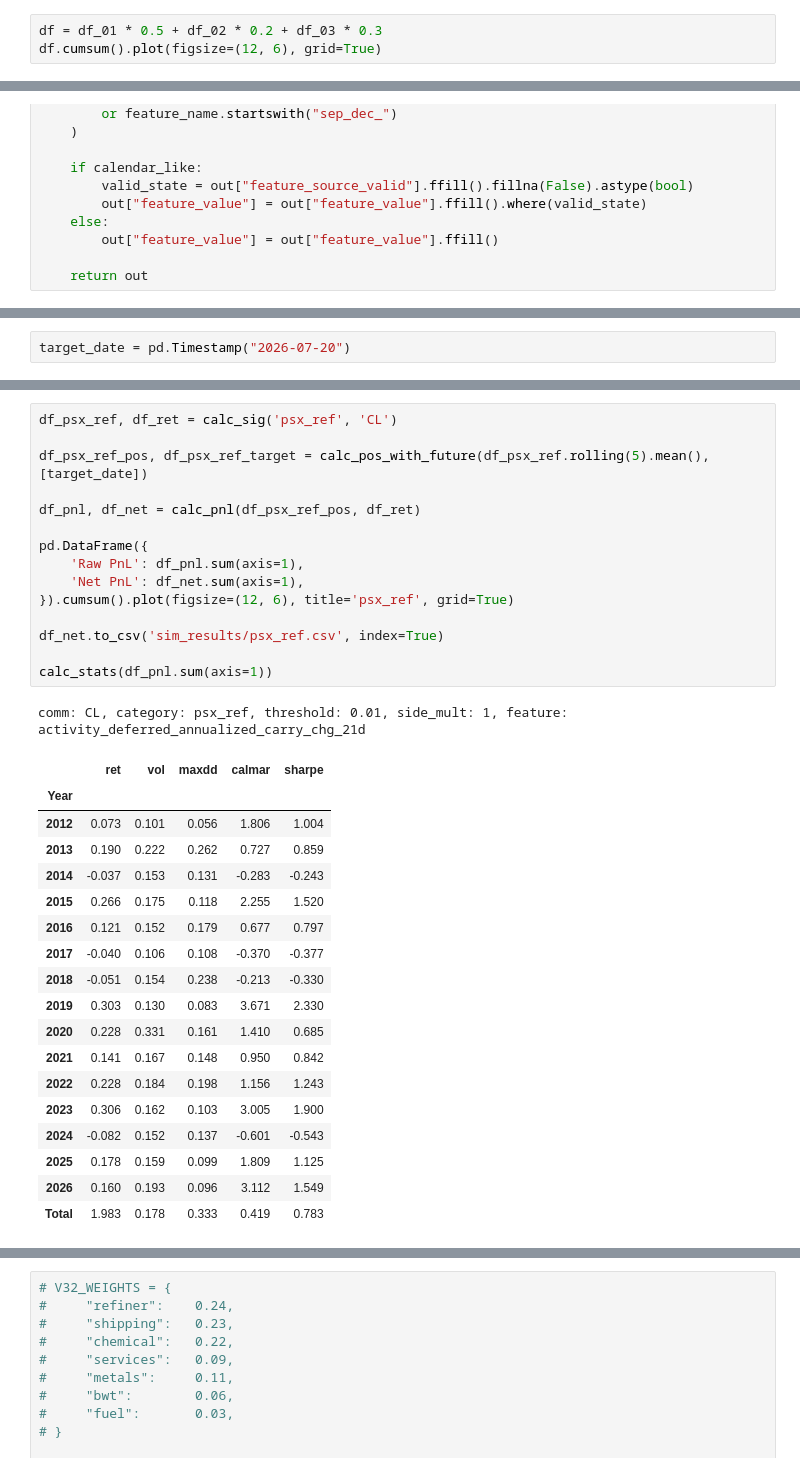
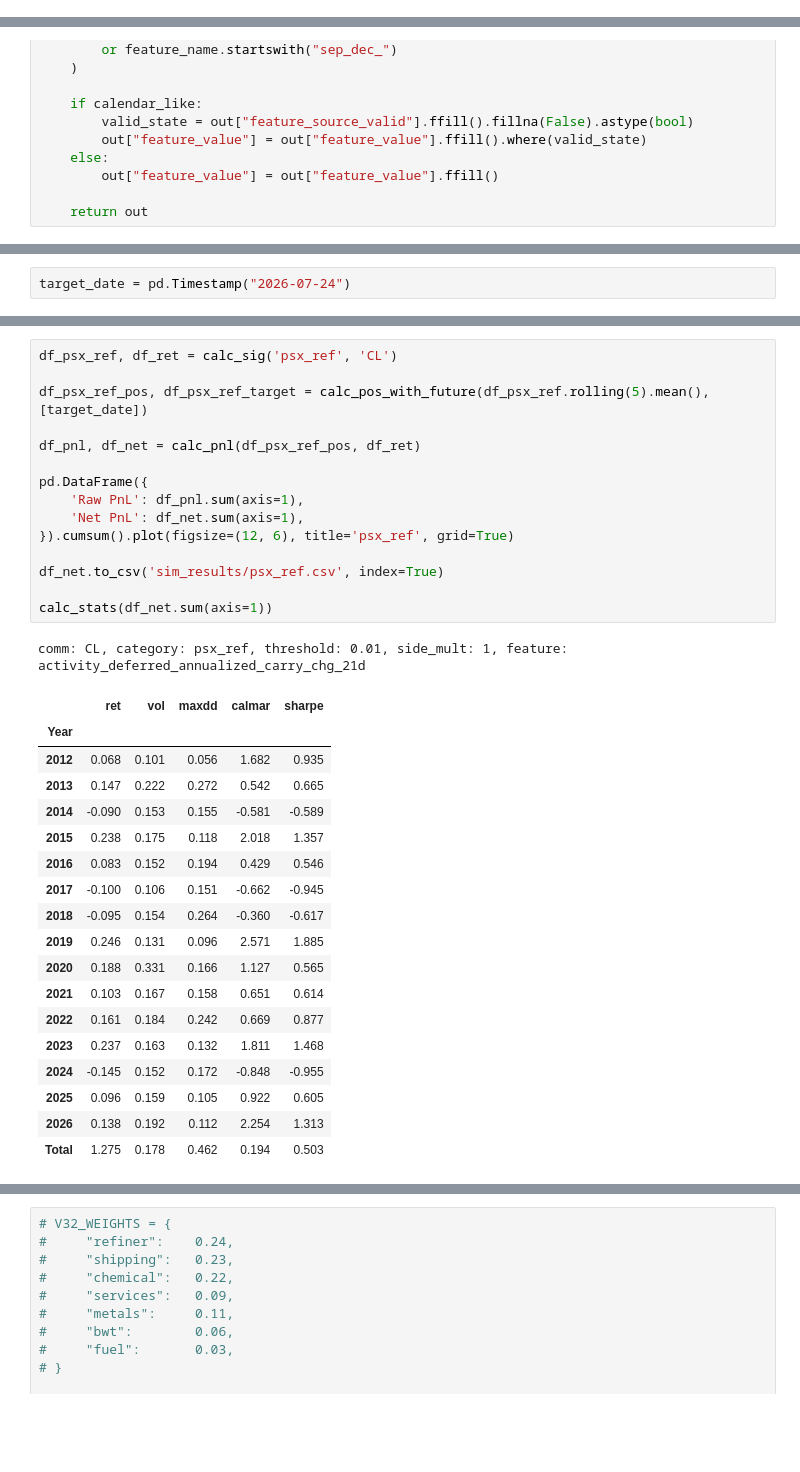
Before and after one commit to chenxu0602/comm-ls, a Jupyter notebook: notebooks/backtest_cl.ipynb, the cells around one changed output, grey strips where cells are left out. Saved outputs shown, nothing was run; the diff lists cells and outputs as text; blank space fills up the shorter version.

```diff
--- a/notebooks/backtest_cl.ipynb
+++ b/notebooks/backtest_cl.ipynb
@@ -269,3 +351,0 @@ df_03 = df_tot.copy()
-# %%
-df = df_01 * 0.5 + df_02 * 0.2 + df_03 * 0.3
-df.cumsum().plot(figsize=(12, 6), grid=True)
@@ -622,4 +834,4 @@ def calc_stats(ds: pd.Series) -> pd.DataFrame:
         'sharpe': sharpes,
     }).set_index('Year').round(3)
 # %%
-target_date = pd.Timestamp("2026-07-20")
+target_date = pd.Timestamp("2026-07-24")
@@ -626,38 +999,38 @@ target_date = pd.Timestamp("2026-07-20")
 # %%
 df_psx_ref, df_ret = calc_sig('psx_ref', 'CL')
 
 df_psx_ref_pos, df_psx_ref_target = calc_pos_with_future(df_psx_ref.rolling(5).mean(), [target_date])
 
 df_pnl, df_net = calc_pnl(df_psx_ref_pos, df_ret)
 
 pd.DataFrame({
     'Raw PnL': df_pnl.sum(axis=1),
     'Net PnL': df_net.sum(axis=1),
 }).cumsum().plot(figsize=(12, 6), title='psx_ref', grid=True)
 
 df_net.to_csv('sim_results/psx_ref.csv', index=True)
 
-calc_stats(df_pnl.sum(axis=1))
+calc_stats(df_net.sum(axis=1))
 # %% [output]
 comm: CL, category: psx_ref, threshold: 0.01, side_mult: 1, feature: activity_deferred_annualized_carry_chg_21d
 |  | ret | vol | maxdd | calmar | sharpe |
 | Year |  |  |  |  |  |
-| 2012 | 0.073 | 0.101 | 0.056 | 1.806 | 1.004 |
-| 2013 | 0.190 | 0.222 | 0.262 | 0.727 | 0.859 |
-| 2014 | -0.037 | 0.153 | 0.131 | -0.283 | -0.243 |
-| 2015 | 0.266 | 0.175 | 0.118 | 2.255 | 1.520 |
-| 2016 | 0.121 | 0.152 | 0.179 | 0.677 | 0.797 |
-| 2017 | -0.040 | 0.106 | 0.108 | -0.370 | -0.377 |
-| 2018 | -0.051 | 0.154 | 0.238 | -0.213 | -0.330 |
-| 2019 | 0.303 | 0.130 | 0.083 | 3.671 | 2.330 |
-| 2020 | 0.228 | 0.331 | 0.161 | 1.410 | 0.685 |
-| 2021 | 0.141 | 0.167 | 0.148 | 0.950 | 0.842 |
-| 2022 | 0.228 | 0.184 | 0.198 | 1.156 | 1.243 |
-| 2023 | 0.306 | 0.162 | 0.103 | 3.005 | 1.900 |
-| 2024 | -0.082 | 0.152 | 0.137 | -0.601 | -0.543 |
-| 2025 | 0.178 | 0.159 | 0.099 | 1.809 | 1.125 |
-| 2026 | 0.160 | 0.193 | 0.096 | 3.112 | 1.549 |
-| Total | 1.983 | 0.178 | 0.333 | 0.419 | 0.783 |
+| 2012 | 0.068 | 0.101 | 0.056 | 1.682 | 0.935 |
+| 2013 | 0.147 | 0.222 | 0.272 | 0.542 | 0.665 |
+| 2014 | -0.090 | 0.153 | 0.155 | -0.581 | -0.589 |
+| 2015 | 0.238 | 0.175 | 0.118 | 2.018 | 1.357 |
+| 2016 | 0.083 | 0.152 | 0.194 | 0.429 | 0.546 |
+| 2017 | -0.100 | 0.106 | 0.151 | -0.662 | -0.945 |
+| 2018 | -0.095 | 0.154 | 0.264 | -0.360 | -0.617 |
+| 2019 | 0.246 | 0.131 | 0.096 | 2.571 | 1.885 |
+| 2020 | 0.188 | 0.331 | 0.166 | 1.127 | 0.565 |
+| 2021 | 0.103 | 0.167 | 0.158 | 0.651 | 0.614 |
+| 2022 | 0.161 | 0.184 | 0.242 | 0.669 | 0.877 |
+| 2023 | 0.237 | 0.163 | 0.132 | 1.811 | 1.468 |
+| 2024 | -0.145 | 0.152 | 0.172 | -0.848 | -0.955 |
+| 2025 | 0.096 | 0.159 | 0.105 | 0.922 | 0.605 |
+| 2026 | 0.138 | 0.192 | 0.112 | 2.254 | 1.313 |
+| Total | 1.275 | 0.178 | 0.462 | 0.194 | 0.503 |
 [figure]
 # %%
 df_refiner, df_ret = calc_sig('refiner', 'HO')
```
Also changed, not shown: parts of 26 cells of this notebook, 10 other files.
